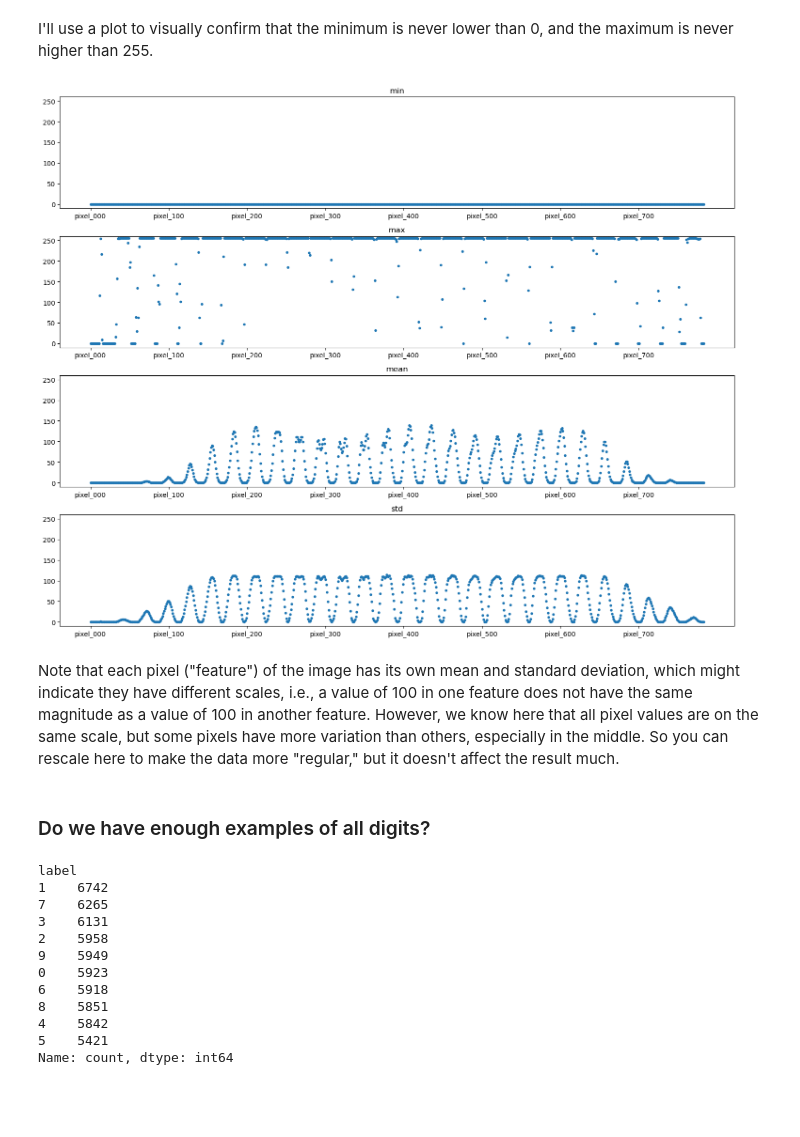
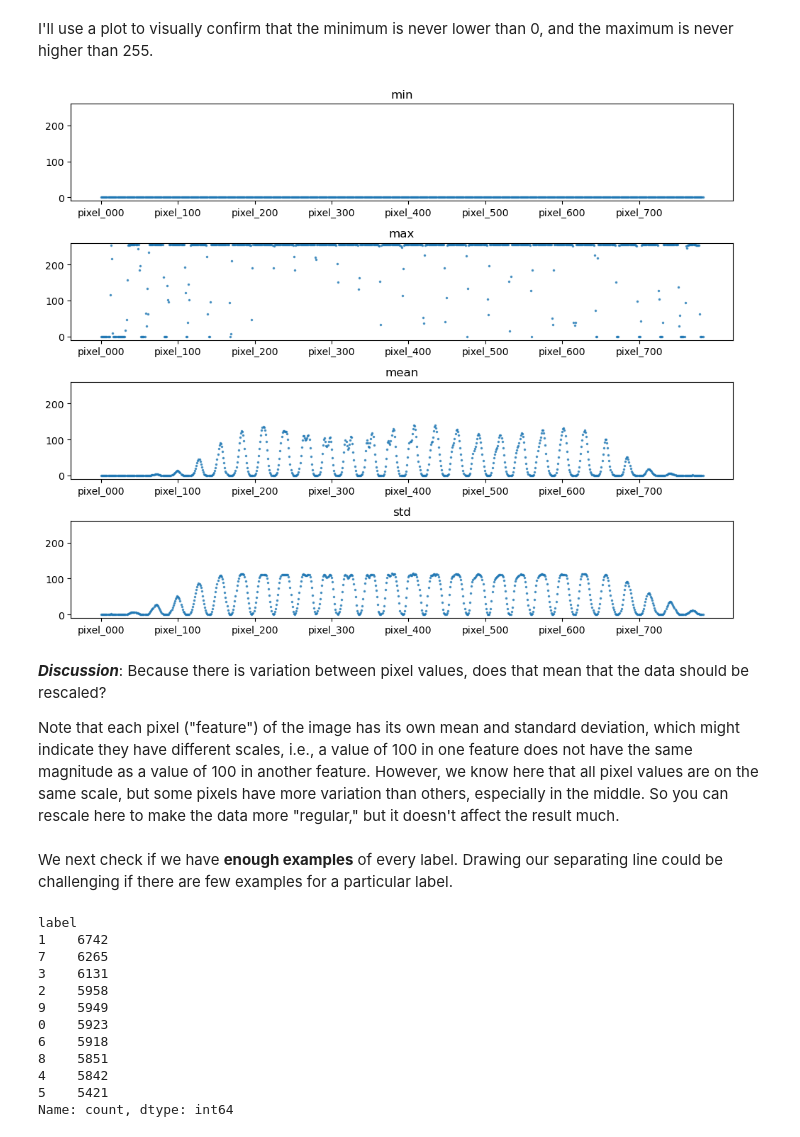
Before and after one commit to cryoTUD/ai4nanobiology, a Jupyter notebook: week_4/mnist_with_svm.ipynb, the cells around one changed output. Cells and saved outputs as stored; diff of their text form; code cells hidden in the pictures; blank space fills up the shorter version.

```diff
--- a/week_4/mnist_with_svm.ipynb
+++ b/week_4/mnist_with_svm.ipynb
@@ -127,20 +158,25 @@ I'll use a plot to visually confirm that the minimum is never lower than 0, and
 # %%
 feature_list = ['min','max','mean','std']
 fig, axes = plt.subplots(len(feature_list), 1,
-                         figsize=(15,3*len(feature_list)))
+                         figsize=(10,2*len(feature_list)))
 
 for f, feature in enumerate(feature_list):
-    axes[f].plot(df_description.loc[feature][1:],'.',label=feature)
+    axes[f].plot(df_description.loc[feature][1:],
+                 '.',
+                markersize=3,
+                alpha=0.7)
     axes[f].set_xticks(np.arange(0,800,100))
     axes[f].set_title(feature)
     axes[f].set_ylim([-10,260])
 plt.tight_layout();
 # %% [output]
-[figure, old version]
+[figure, new version]
 # %% [markdown]
+**_Discussion_**: Because there is variation between pixel values, does that mean that the data should be rescaled?
+
 Note that each pixel ("feature") of the image has its own mean and standard deviation, which might indicate they have different scales, i.e., a value of 100 in one feature does not have the same magnitude as a value of 100 in another feature. However, we know here that all pixel values are on the same scale, but some pixels have more variation than others, especially in the middle. So you can rescale here to make the data more "regular," but it doesn't affect the result much.
 # %% [markdown]
-### Do we have enough examples of all digits?
+We next check if we have **enough examples** of every label. Drawing our separating line could be challenging if there are few examples for a particular label.
 # %%
 df_digits.label.astype('category').value_counts()
 # %% [output]
```
Also changed, not shown: parts of 42 cells of this notebook, 1 other file.
